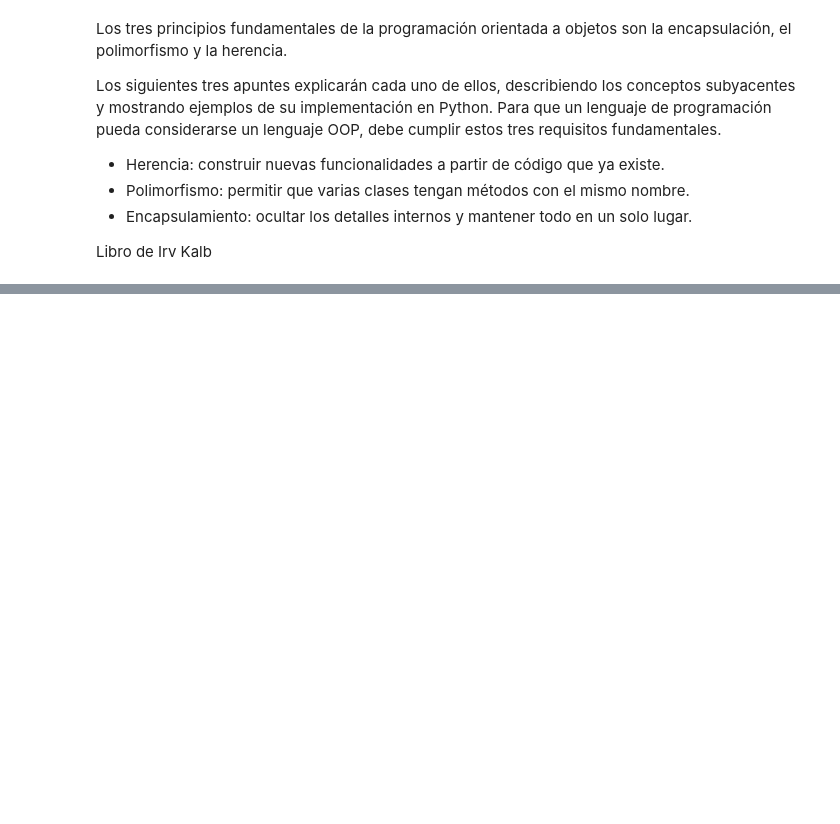
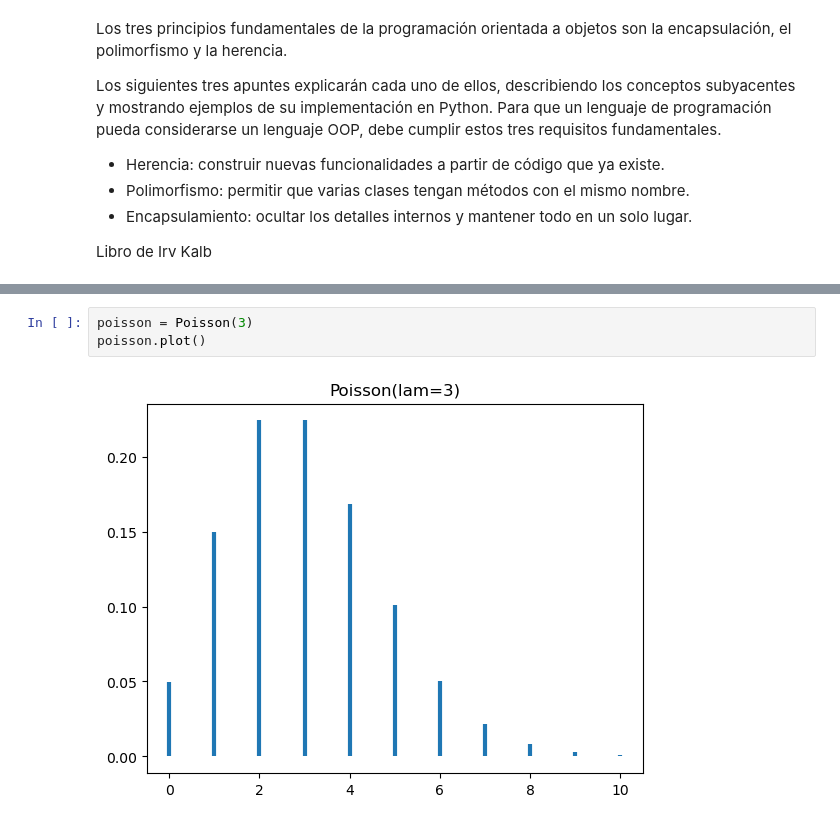
Before and after one commit to ee-unr/programacion-2, a Jupyter notebook: teoria/03_oop/02_herencia.ipynb, the cells around one changed output, grey strips where cells are left out. Drawn from its saved outputs; the diff is of its cells as text; blank space fills up the shorter version.

```diff
--- a/teoria/03_oop/02_herencia.ipynb
+++ b/teoria/03_oop/02_herencia.ipynb
@@ -220,0 +307,5 @@ Libro de Irv Kalb
+# %%
+poisson = Poisson(3)
+poisson.plot()
+# %% [output]
+[figure, added]
```
Also changed, not shown: parts of 10 cells of this notebook.
